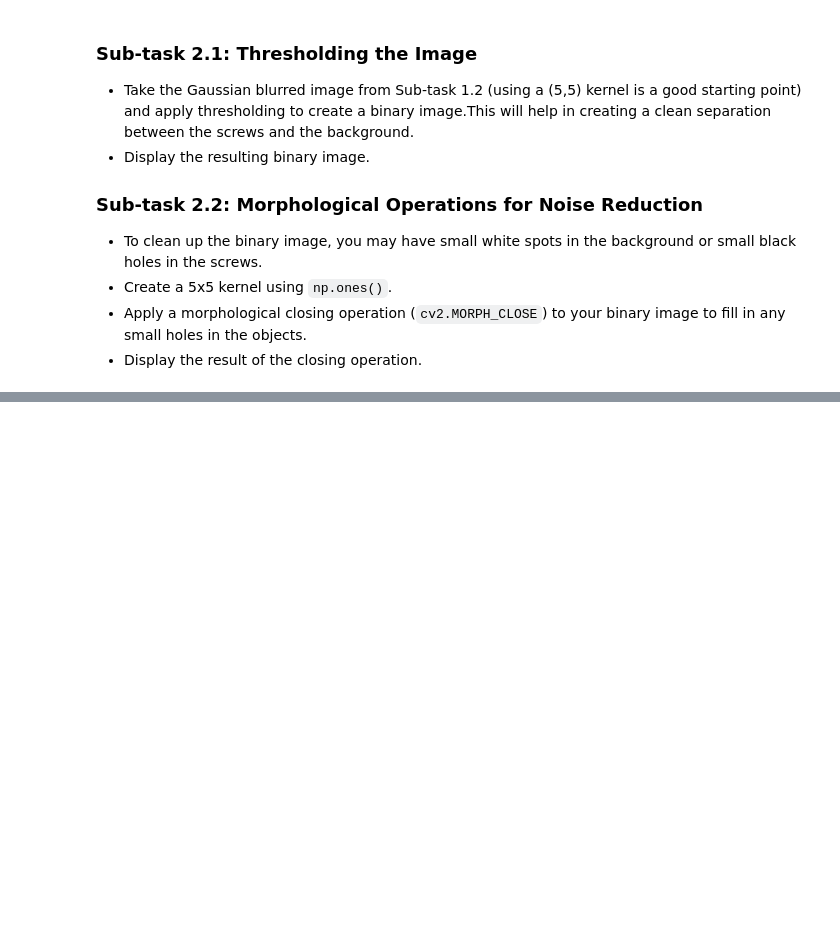
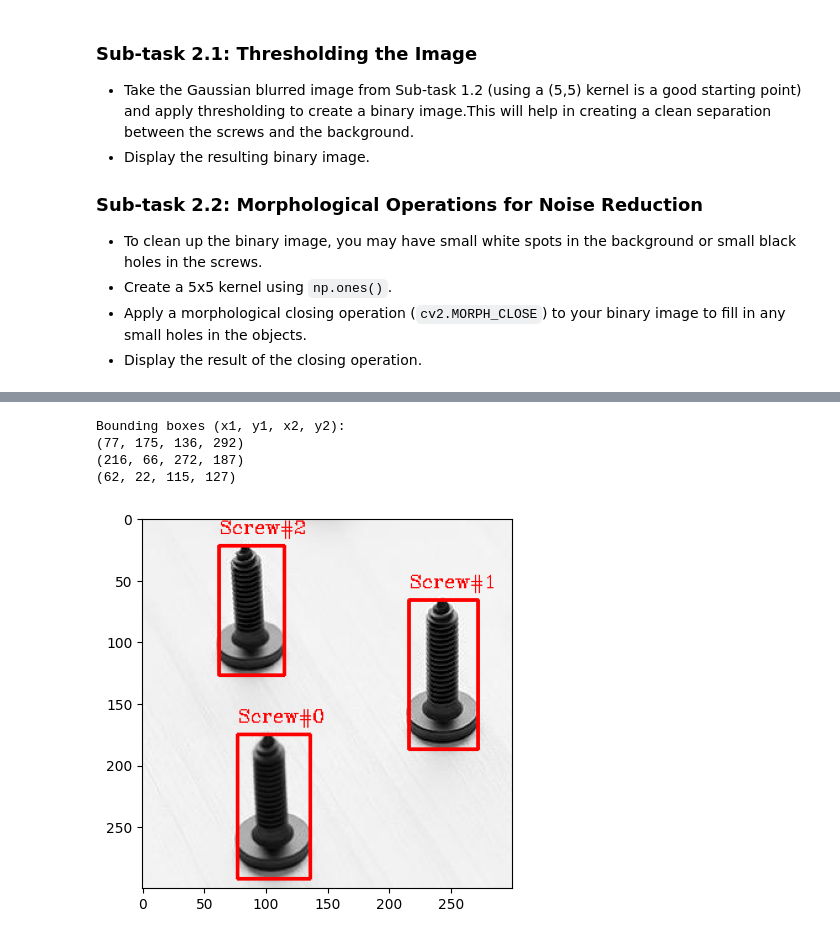
Before and after one commit to SailorJens/CV_Uni_Module, a Jupyter notebook: 3_12_Image_Filtering_and_Object_Detection.ipynb, the cells around one changed output, grey strips where cells are left out. Saved outputs shown, nothing was run; the diff lists cells and outputs as text; code cells hidden in the pictures; blank space fills up the shorter version.

```diff
--- a/3_12_Image_Filtering_and_Object_Detection.ipynb
+++ b/3_12_Image_Filtering_and_Object_Detection.ipynb
@@ -123,0 +169,40 @@ Your final output should look similar to the following example:
+# %%
+#3.1
+# Define local regions for morphological operations
+# cv2.RETR_EXTERNAL retrieves only the extreme outer contours, i.e. no nested contours (not relavnt in this image)
+# cv2.CHAIN_APPROX_SIMPLE compresses horizontal, vertical, and diagonal segments and leaves only their end points
+# e.g. a rectangle would be represented by only 4 points instead of all the points along its 4 edges
+# cf. https://docs.opencv.org/4.x/d4/d73/tutorial_py_contours_begin.html
+contours, _ = cv2.findContours(image_binary_closed, cv2.RETR_EXTERNAL, cv2.CHAIN_APPROX_SIMPLE)
+
+
+#3.2
+bounding_boxes = []
+for contour in contours:
+    # Get bounding box coordinates for each contour
+    x, y, w, h = cv2.boundingRect(contour)
+    bounding_boxes.append((x, y, x+w, y+h))
+print("Bounding boxes (x1, y1, x2, y2):")
+for box in bounding_boxes:
+    print(box)
+# %% [output]
+Bounding boxes (x1, y1, x2, y2):
+(77, 175, 136, 292)
+(216, 66, 272, 187)
+(62, 22, 115, 127)
+# %%
+#3.3
+# Copy the original image to draw the boxes on
+image_with_boxes = image.copy()
+# As the image is still in BGR, we need to convert it to RGB so matplotlib displays the colors correctly
+image_with_boxes_rgb = cv2.cvtColor(image_with_boxes, cv2.COLOR_BGR2RGB)
+# Enumerate boxes to label them
+for id, box in enumerate(bounding_boxes):
+    x1, y1, x2, y2 = box
+    cv2.rectangle(image_with_boxes_rgb, (x1, y1), (x2, y2), (255, 0, 0), 2)  # Red box with thickness 2
+    cv2.putText(image_with_boxes_rgb, f"Screw#{id}", (x1, y1-10), cv2.FONT_HERSHEY_COMPLEX, 0.5, (255, 0, 0), 1)
+
+plt.imshow(image_with_boxes_rgb)
+plt.show()
+# %% [output]
+[figure, added]
```
Also changed, not shown: parts of 5 cells of this notebook, 1 other file.
